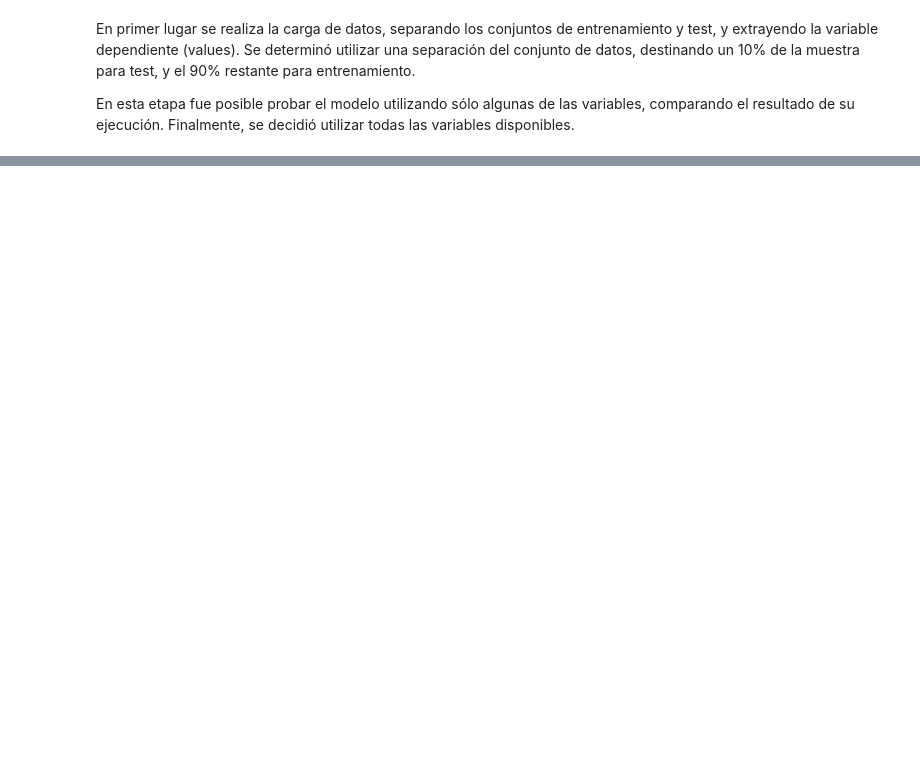
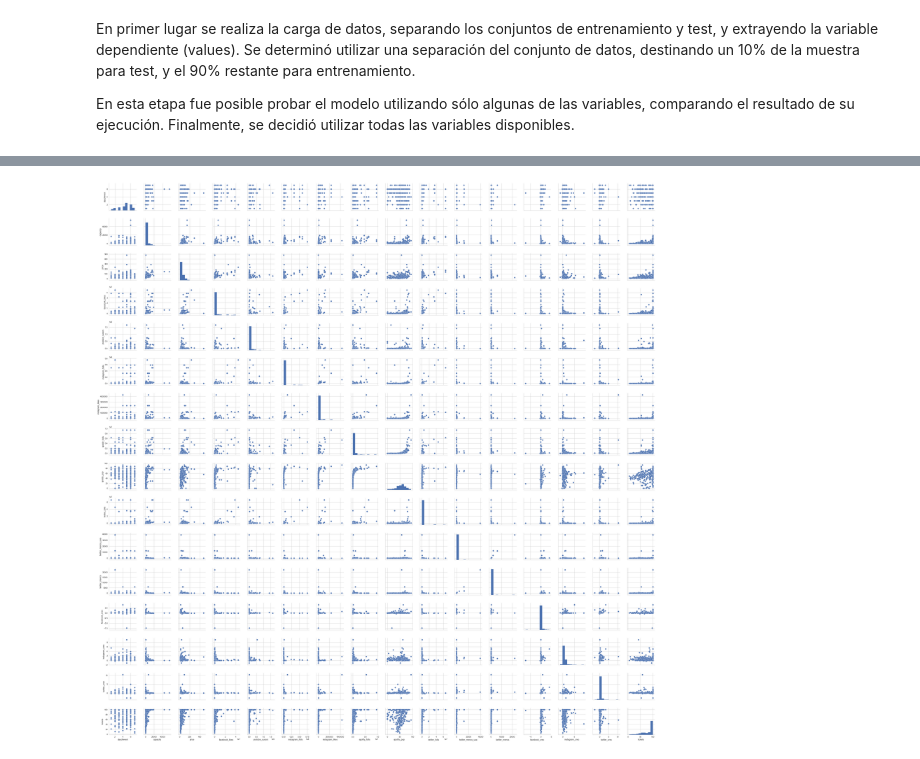
Before and after one commit to danielgomezm/diplomado, a Jupyter notebook: rrss_regresion.ipynb, the cells around one changed output, grey strips where cells are left out. Saved outputs shown, nothing was run; the diff lists cells and outputs as text; code cells hidden in the pictures; blank space fills up the shorter version.

```diff
--- a/rrss_regresion.ipynb
+++ b/rrss_regresion.ipynb
@@ -94,0 +81,32 @@ values_test   = values[420:]
+# %%
+# carga de datos y seleccion de variables
+dataset = pd.read_csv('/home/dgomez/comp/machine_learning/proyectos/rrss/rrss_new_filtrado.csv')
+print "count: " + str(dataset['tickets'].count())
+print "mean: " + str(dataset['tickets'].mean())
+print "std: " + str(dataset['tickets'].std())
+#dataset = dataset.replace(np.NaN, 0)
+total = len(dataset)
+size = int(0.90 * total)
+mapper = sp.DataFrameMapper([
+    ('state', LabelBinarizer()),
+    ('dayofweek', LabelBinarizer()),
+    (['price', 'capacity', 'facebook_likes', 'youtube_suscrs',
+    'instagram_folls', 'instagram_likes', 'spotify_folls', 'spotify_pop',
+    'twitter_folls', 'twitter_mencs_usa', 'twitter_mencs',
+     'facebook_crec', 'instagram_crec', 'twitter_crec'], StandardScaler())
+    ])
+X = dataset[['state', 'dayofweek', 'capacity', 'price',
+        'facebook_likes', 'youtube_suscrs',
+        'instagram_folls', 'instagram_likes',
+        'spotify_folls', 'spotify_pop',
+        'twitter_folls', 'twitter_mencs_usa', 'twitter_mencs',
+        'facebook_crec', 'instagram_crec', 'twitter_crec']]
+Xy = dataset[['state', 'dayofweek', 'capacity', 'price',
+        'facebook_likes', 'youtube_suscrs',
+        'instagram_folls', 'instagram_likes',
+        'spotify_folls', 'spotify_pop',
+        'twitter_folls', 'twitter_mencs_usa', 'twitter_mencs',
+        'facebook_crec', 'instagram_crec', 'twitter_crec', 'tickets']]
+X = mapper.fit_transform(X) # numpy.ndarray
+y = dataset['tickets'] # dataframe
+X_train, X_test, y_train, y_test = train_test_split(X, y, train_size=0.9)
@@ -94,0 +155,10 @@ values_test   = values[420:]
+# %%
+# grafico de variables
+data_df = pd.DataFrame(Xy, columns=['dayofweek', 'capacity', 'price', 'facebook_likes','youtube_suscrs','instagram_folls','instagram_likes','spotify_folls','spotify_pop','twitter_folls','twitter_mencs_usa','twitter_mencs', 'facebook_crec', 'instagram_crec', 'twitter_crec', 'tickets'])
+sns.set(style='whitegrid', context='notebook')
+features_plot = data_df.columns
+data_df[0:10]
+sns.pairplot(data_df)#, size=2.0);
+plt.tight_layout()
+# %% [output]
+[figure, added]
```
Also changed, not shown: parts of 30 cells of this notebook.
